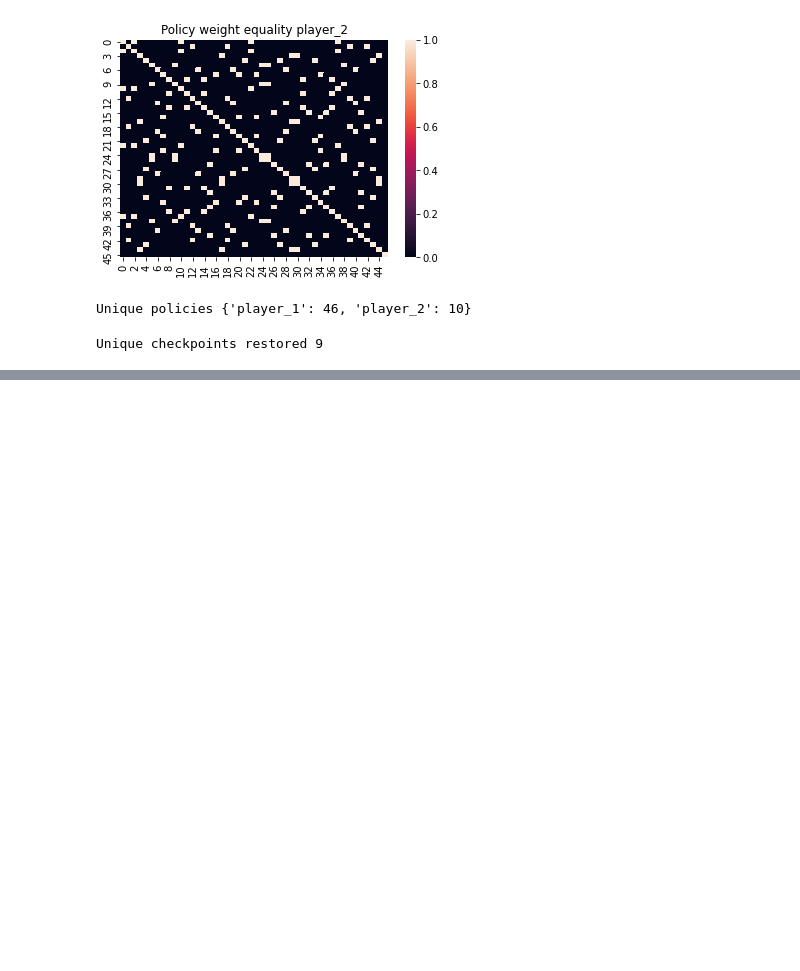
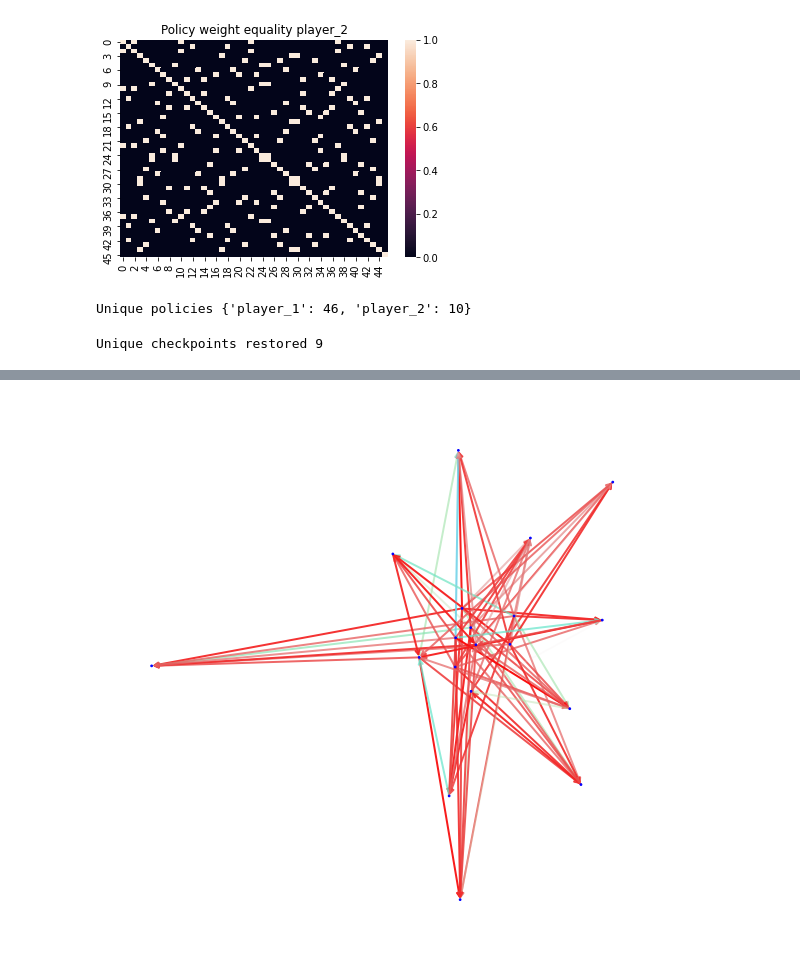
Before and after one commit to HumanCompatibleAI/better-adversarial-defenses, a Jupyter notebook: ap_rllib_experiment_analysis/youshallnotpass_rllib-analysis-eval.ipynb, the cells around one changed output, grey strips where cells are left out. Cells and saved outputs as stored; diff of their text form; code cells hidden in the pictures; blank space fills up the shorter version.

Commit message:
Add graph of wins

```diff
--- a/ap_rllib_experiment_analysis/youshallnotpass_rllib-analysis-eval.ipynb
+++ b/ap_rllib_experiment_analysis/youshallnotpass_rllib-analysis-eval.ipynb
@@ -388,12 +368,12 @@ df_pivot
 # %%
-df_pivot = df_pivot[:3]
+df_pivot = df_pivot[:9]
 # %%
 from graphviz import Digraph
 # %%
 from colour import Color
 n_colors = 100
 adv_win_color = list(Color("white").range_to("red", n_colors))
-vct_win_color = list(Color("white").range_to("green", n_colors))
+vct_win_color = list(Color("white").range_to("blue", n_colors))
 # %%
 def closest(frac, colors):
     """Closest color to a fraction."""
@@ -453,0 +481,3 @@ Number of edges: 30 out of 30, sparsity 0.00%
+# %%
+allnodes = [v for e in edges_lst for v in e]
+allnodes
@@ -453,0 +594,40 @@ Number of edges: 30 out of 30, sparsity 0.00%
+# %%
+import matplotlib as mpl
+import matplotlib.pyplot as plt
+import networkx as nx
+
+pos = nx.layout.spring_layout(G)
+
+node_colors =
+node_sizes = [3 for i in range(len(G))]
+M = G.number_of_edges()
+edge_colors = edge_color
+edge_alphas = (np.array(edge_strength) - np.min(edge_strength)) / (np.max(edge_strength) - np.min(edge_strength))#[(5 + i) / (M + 4) for i in range(M)]
+
+plt.figure(figsize=(10, 10))
+
+
+nodes = nx.draw_networkx_nodes(G, pos, node_size=node_sizes, node_color="blue")
+edges = nx.draw_networkx_edges(
+    G,
+    pos,
+    node_size=node_sizes,
+    arrowstyle="->",
+    arrowsize=10,
+    edge_color=edge_colors,
+    edge_cmap=plt.cm.Blues,
+    width=2,
+)
+# set alpha value for each edge
+for i in range(M):
+    edges[i].set_alpha(edge_alphas[i])
+
+pc = mpl.collections.PatchCollection(edges, cmap=plt.cm.Blues)
+pc.set_array(edge_colors)
+# plt.colorbar(pc)
+
+ax = plt.gca()
+ax.set_axis_off()
+plt.show()
+# %% [output]
+[figure, added]
```
Also changed, not shown: parts of 13 cells of this notebook.
